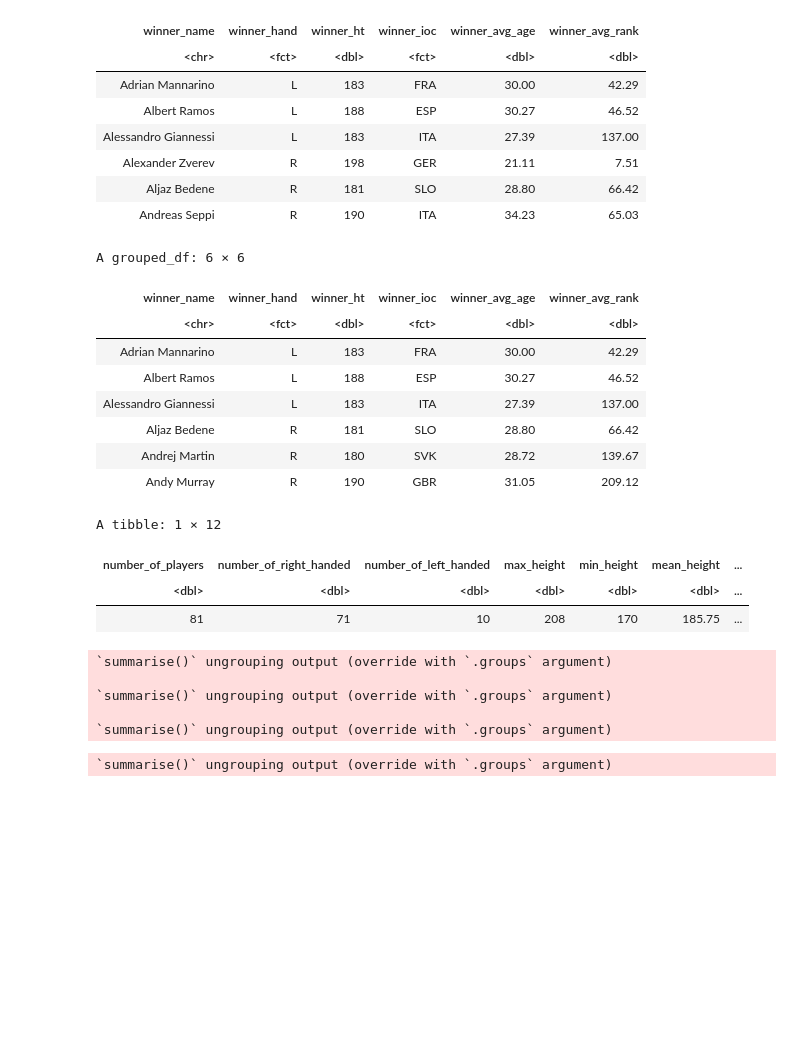
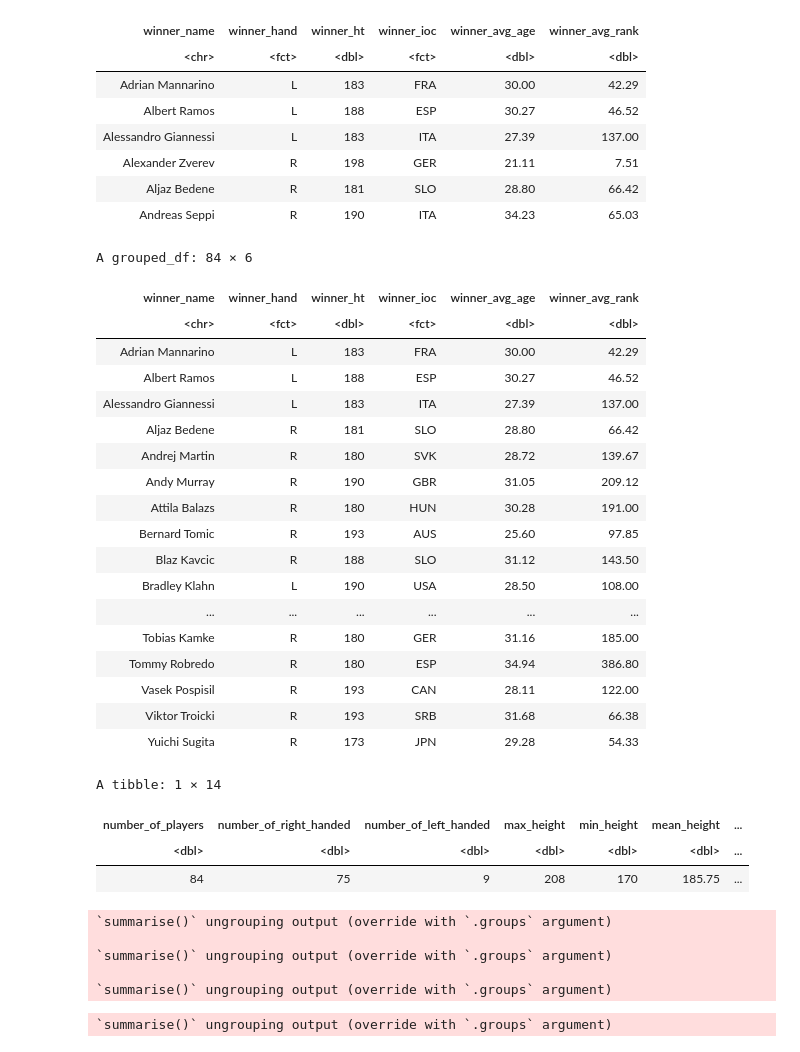
Before and after one commit to kimtanpalanca/dsci_group_15, a Jupyter notebook: group_project.ipynb, the cells around one changed output. Cells and saved outputs as stored; diff of their text form; code cells hidden in the pictures; blank space fills up the shorter version.

Commit message:
made some corrections to data_train_summarize

```diff
--- a/group_project.ipynb
+++ b/group_project.ipynb
@@ -51,26 +51,37 @@ A grouped_df: 6 × 6
 # %%
 set.seed(9999)
 
 data_split <- initial_split(data, prop = 0.75, strata = winner_avg_rank)
 data_train <- training(data_split)
 data_test <- testing(data_split)
 
-head(data_train, 6)
+data_train
 # %% [output]
-A grouped_df: 6 × 6
+A grouped_df: 84 × 6
 | winner_name | winner_hand | winner_ht | winner_ioc | winner_avg_age | winner_avg_rank |
 | <chr> | <fct> | <dbl> | <fct> | <dbl> | <dbl> |
 | Adrian Mannarino | L | 183 | FRA | 30.00 | 42.29 |
 | Albert Ramos | L | 188 | ESP | 30.27 | 46.52 |
 | Alessandro Giannessi | L | 183 | ITA | 27.39 | 137.00 |
 | Aljaz Bedene | R | 181 | SLO | 28.80 | 66.42 |
 | Andrej Martin | R | 180 | SVK | 28.72 | 139.67 |
 | Andy Murray | R | 190 | GBR | 31.05 | 209.12 |
+| Attila Balazs | R | 180 | HUN | 30.28 | 191.00 |
+| Bernard Tomic | R | 193 | AUS | 25.60 | 97.85 |
+| Blaz Kavcic | R | 188 | SLO | 31.12 | 143.50 |
+| Bradley Klahn | L | 190 | USA | 28.50 | 108.00 |
+| ... | ... | ... | ... | ... | ... |
+| Tobias Kamke | R | 180 | GER | 31.16 | 185.00 |
+| Tommy Robredo | R | 180 | ESP | 34.94 | 386.80 |
+| Vasek Pospisil | R | 193 | CAN | 28.11 | 122.00 |
+| Viktor Troicki | R | 193 | SRB | 31.68 | 66.38 |
+| Yuichi Sugita | R | 173 | JPN | 29.28 | 54.33 |
 # %%
 data_train_summarize <- data_train%>%
-    tibble(number_of_players = 81, number_of_right_handed = 71, number_of_left_handed = 10, max_height = max(winner_ht), min_height = min(winner_ht), mean_height = mean(winner_ht),
-          number_of_nationalities = 33, max_age = max(winner_avg_age), min_age = min(winner_avg_age), mean_age = mean(winner_avg_age), top = "Rafael Nadal", bottom = "James Duckworth")%>%
-    select(number_of_players:bottom)%>%
+    tibble(number_of_players = 84, number_of_right_handed = 75, number_of_left_handed = 9, max_height = max(winner_ht), min_height = min(winner_ht), mean_height = mean(winner_ht),
+          number_of_nationalities = 35, max_age = max(winner_avg_age), min_age = min(winner_avg_age), mean_age = mean(winner_avg_age), top_rank = min(winner_avg_rank),
+          top_player = "Rafael Nadal", bottom_rank = max(winner_avg_rank), bottom_player = "Tommy Robredo")%>%
+    select(number_of_players:bottom_player)%>%
     slice(1)
 data_train_summarize
 
@@ -87,12 +98,12 @@ ranking <- data_train%>%
     group_by(winner_name)%>%
     summarize(winner_avg_rank)%>%
     arrange(winner_avg_rank)%>%
-    slice(1, 81)
+    slice(1, 84)
 # %% [output]
-A tibble: 1 × 12
+A tibble: 1 × 14
 | number_of_players | number_of_right_handed | number_of_left_handed | max_height | min_height | mean_height | ... |
 | <dbl> | <dbl> | <dbl> | <dbl> | <dbl> | <dbl> | ... |
-| 81 | 71 | 10 | 208 | 170 | 185.75 | ... |
+| 84 | 75 | 9 | 208 | 170 | 185.75 | ... |
 `summarise()` ungrouping output (override with `.groups` argument)
 
 `summarise()` ungrouping output (override with `.groups` argument)
```
